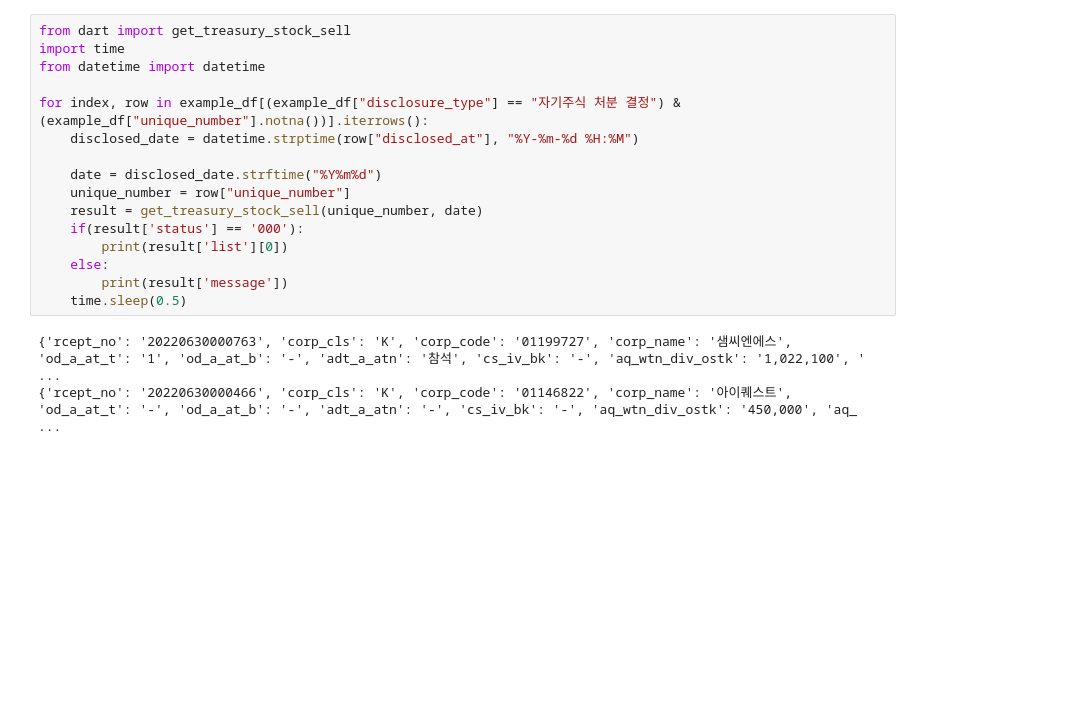
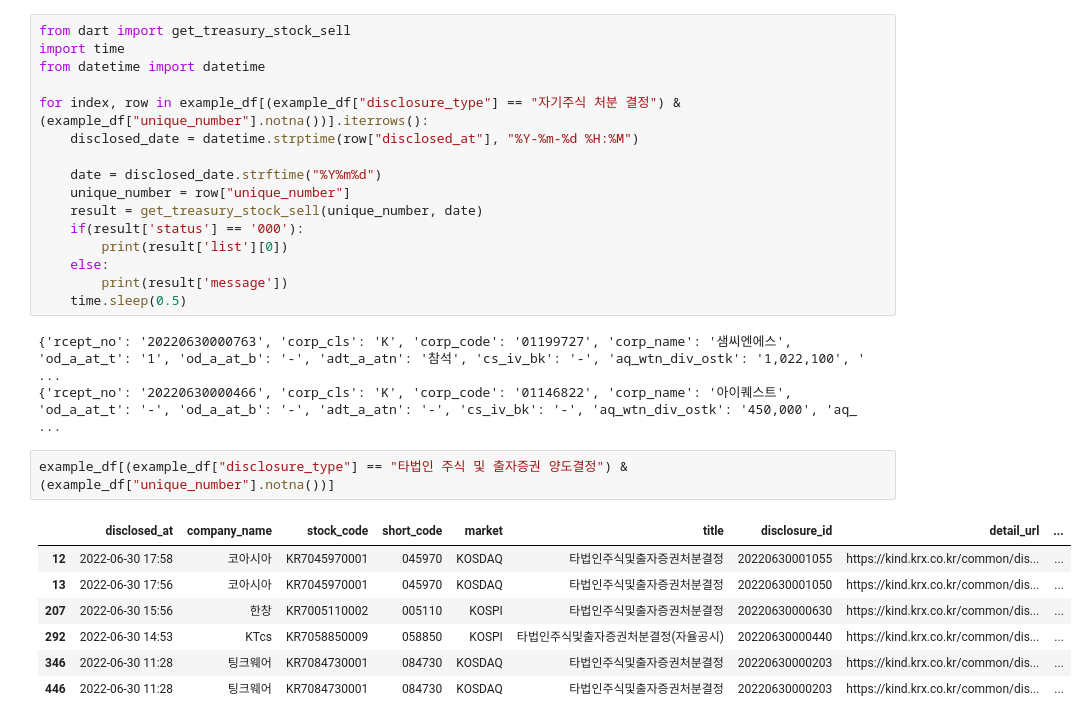
Before and after one commit to antaechan/dart-sentiment-analysis, a Jupyter notebook: analysis/kind.ipynb, the cells around one changed output. Drawn from its saved outputs; the diff is of its cells as text; blank space fills up the shorter version.

Commit message:
Add: get_stock_sale

```diff
--- a/analysis/kind.ipynb
+++ b/analysis/kind.ipynb
@@ -523,3 +523,13 @@ for index, row in example_df[(example_df["disclosure_type"] == "자기주식 처
 # %% [output]
 {'rcept_no': '20220630000763', 'corp_cls': 'K', 'corp_code': '01199727', 'corp_name': '샘씨엔에스', 'od_a_at_t': '1', 'od_a_at_b': '-', 'adt_a_atn': '참석', 'cs_iv_bk': '-', 'aq_wtn_div_ostk': '1,022,100', ' ...
 {'rcept_no': '20220630000466', 'corp_cls': 'K', 'corp_code': '01146822', 'corp_name': '아이퀘스트', 'od_a_at_t': '-', 'od_a_at_b': '-', 'adt_a_atn': '-', 'cs_iv_bk': '-', 'aq_wtn_div_ostk': '450,000', 'aq_ ...
+# %%
+example_df[(example_df["disclosure_type"] == "타법인 주식 및 출자증권 양도결정") & (example_df["unique_number"].notna())]
+# %% [output]
+|  | disclosed_at | company_name | stock_code | short_code | market | title | disclosure_id | detail_url | ... |
+| 12 | 2022-06-30 17:58 | 코아시아 | KR7045970001 | 045970 | KOSDAQ | 타법인주식및출자증권처분결정 | 20220630001055 | https://kind.krx.co.kr/common/dis... | ... |
+| 13 | 2022-06-30 17:56 | 코아시아 | KR7045970001 | 045970 | KOSDAQ | 타법인주식및출자증권처분결정 | 20220630001050 | https://kind.krx.co.kr/common/dis... | ... |
+| 207 | 2022-06-30 15:56 | 한창 | KR7005110002 | 005110 | KOSPI | 타법인주식및출자증권처분결정 | 20220630000630 | https://kind.krx.co.kr/common/dis... | ... |
+| 292 | 2022-06-30 14:53 | KTcs | KR7058850009 | 058850 | KOSPI | 타법인주식및출자증권처분결정(자율공시) | 20220630000440 | https://kind.krx.co.kr/common/dis... | ... |
+| 346 | 2022-06-30 11:28 | 팅크웨어 | KR7084730001 | 084730 | KOSDAQ | 타법인주식및출자증권처분결정 | 20220630000203 | https://kind.krx.co.kr/common/dis... | ... |
+| 446 | 2022-06-30 11:28 | 팅크웨어 | KR7084730001 | 084730 | KOSDAQ | 타법인주식및출자증권처분결정 | 20220630000203 | https://kind.krx.co.kr/common/dis... | ... |
```
Also changed, not shown: parts of 1 cell of this notebook, 1 other file.
